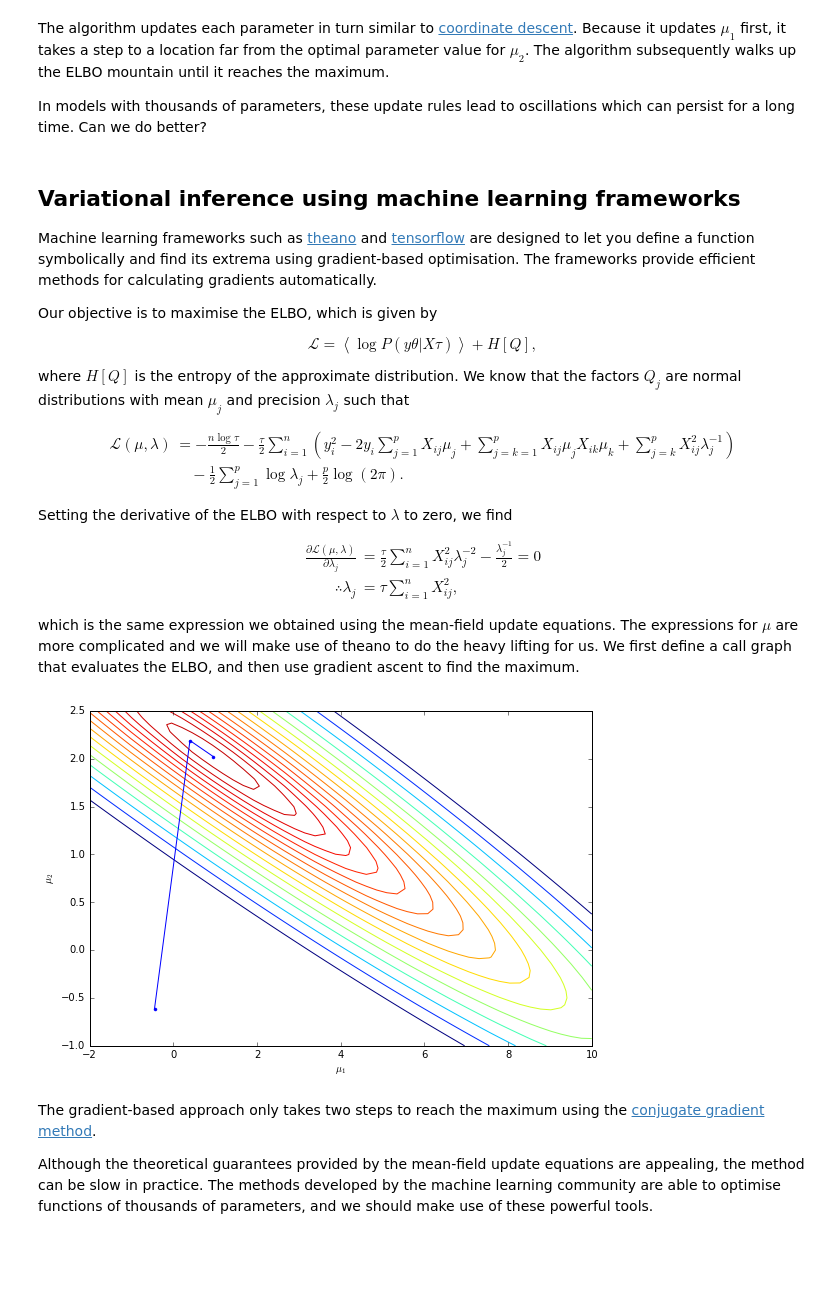
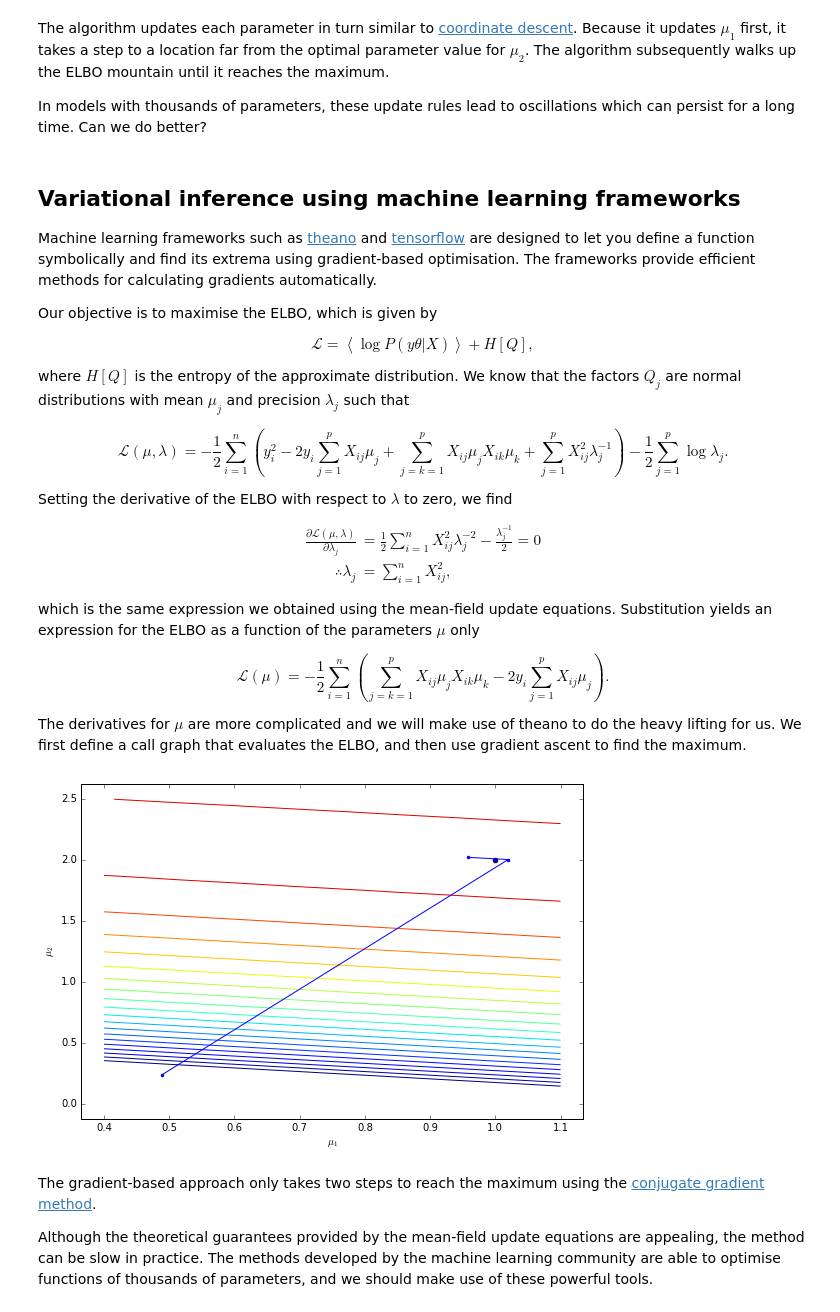
Before and after one commit to tillahoffmann/tillahoffmann.github.io, a Jupyter notebook: _notebooks/oscillating-parameters-in-variational-mean-field-approximation.ipynb, the cells around one changed output. Saved outputs shown, nothing was run; the diff lists cells and outputs as text; code cells hidden in the pictures; blank space fills up the shorter version.

```diff
--- a/_notebooks/oscillating-parameters-in-variational-mean-field-approximation.ipynb
+++ b/_notebooks/oscillating-parameters-in-variational-mean-field-approximation.ipynb
@@ -176,68 +105,62 @@ Machine learning frameworks such as [theano](http://deeplearning.net/software/th
 Our objective is to maximise the ELBO, which is given by
 
 $$
-\mathcal{L}=\left\langle\log P(y\theta|X\tau)\right\rangle + H\left[Q\right],
+\mathcal{L}=\left\langle\log P(y\theta|X)\right\rangle + H\left[Q\right],
 $$
 
 where $H[Q]$ is the entropy of the approximate distribution. We know that the factors $Q_j$ are normal distributions with mean $\mu_j$ and precision $\lambda_j$ such that
 
-$$\begin{align*}
-\mathcal{L}\left(\mu,\lambda\right)&=-\frac{n\log\tau}{2} - \frac{\tau}{2}\sum_{i=1}^n\left(y_i^2-2y_i\sum_{j=1}^pX_{ij}\mu_j +\sum_{j=k=1}^p X_{ij}\mu_jX_{ik}\mu_k + \sum_{j=k}^p X_{ij}^2 \lambda_j^{-1}\right) \\
-&\quad-\frac 12\sum_{j=1}^p\log\lambda_j+ \frac{p}{2}\log\left(2\pi\right).
-\end{align*}$$
+$$
+\mathcal{L}\left(\mu,\lambda\right)= - \frac 12\sum_{i=1}^n\left(y_i^2-2y_i\sum_{j=1}^pX_{ij}\mu_j +\sum_{j=k=1}^p X_{ij}\mu_jX_{ik}\mu_k + \sum_{j=1}^p X_{ij}^2 \lambda_j^{-1}\right)-\frac 12\sum_{j=1}^p\log\lambda_j.
+$$
 
 Setting the derivative of the ELBO with respect to $\lambda$ to zero, we find
 
 $$\begin{align*}
-\frac{\partial\mathcal{L}\left(\mu,\lambda\right)}{\partial\lambda_j}&=\frac\tau 2\sum_{i=1}^nX_{ij}^2\lambda^{-2}_j - \frac{\lambda_j^{-1}}{2}=0\\
-\therefore \lambda_j&=\tau\sum_{i=1}^n X_{ij}^2,
+\frac{\partial\mathcal{L}\left(\mu,\lambda\right)}{\partial\lambda_j}&=\frac 12\sum_{i=1}^nX_{ij}^2\lambda^{-2}_j - \frac{\lambda_j^{-1}}{2}=0\\
+\therefore \lambda_j&=\sum_{i=1}^n X_{ij}^2,
 \end{align*}$$
 
-which is the same expression we obtained using the mean-field update equations. The expressions for $\mu$ are more complicated and we will make use of theano to do the heavy lifting for us. We first define a call graph that evaluates the ELBO, and then use gradient ascent to find the maximum.
+which is the same expression we obtained using the mean-field update equations. Substitution yields an expression for the ELBO as a function of the parameters $\mu$ only
+
+$$
+\mathcal{L}\left(\mu\right)= - \frac 12\sum_{i=1}^n\left(\sum_{j=k=1}^p X_{ij}\mu_jX_{ik}\mu_k-2y_i\sum_{j=1}^pX_{ij}\mu_j\right).
+$$
+
+The derivatives for $\mu$ are more complicated and we will make use of theano to do the heavy lifting for us. We first define a call graph that evaluates the ELBO, and then use gradient ascent to find the maximum.
 # %%
 import theano
 import theano.tensor as T
 
 # Define symbolic variables
 t_X = T.matrix('X')
-t_theta = T.vector('theta')
+t_mu = T.vector('mu')
 t_y = T.vector('y')
 
-# Compute the values for lambda explicitly
-t_lmbda = T.sum(t_X ** 2, axis=0)
-
 # Evaluate the predictor
-t_predictor = T.dot(t_X, t_theta)
+t_predictor = T.dot(t_X, t_mu)
 
 # Evaluate the ELBO
-t_elbo = - n * np.log(noise_precision) / 2 - noise_precision * (
-    T.dot(t_y, t_y) - 2 * T.dot(t_y, t_predictor) +
-    T.dot(t_predictor, t_predictor) + p) / 2 \
-    - T.sum(t_lmbda) / 2 + p * np.log(2 * np.pi) / 2
+t_elbo = -0.5 * T.dot(t_predictor, t_predictor) + T.dot(t_y, t_predictor)
 
 # Evaluate the gradient
-t_grad = theano.grad(t_elbo, t_theta)
+t_grad = theano.grad(t_elbo, t_mu)
 
 # Define a function that returns the objective and gradients
-objective = theano.function(inputs=[t_theta, t_X, t_y], outputs=[-t_elbo, -t_grad])
+objective = theano.function(inputs=[t_mu, t_X, t_y], outputs=[-t_elbo, -t_grad])
 # %%
 from scipy import optimize
 
 # Minimize the objective function using standard scipy methods
-mu_trace = [mu0]
-result = optimize.minimize(objective, mu0, (X, y), 'cg', jac=True, callback=lambda x: mu_trace.append(x))
-mu_trace = np.asarray(mu_trace)
+trace = [mu0]
+result = optimize.minimize(objective, mu0, (X, y), 'cg', jac=True,
+                           callback=lambda x: trace.append(x))
+trace = np.asarray(trace)
 
 # Plot the trajectory
-ax = plt.subplot(111)
-ax.plot(mu_trace[:, 0], mu_trace[:, 1], marker='.')
-ax.set_xlabel(r'$\mu_1$')
-ax.set_ylabel(r'$\mu_2$')
-
-ax.contour(mu1, mu2, landscape.T, levels=-np.logspace(4, 0, 50))
-pass
+plot_trajectory(X, y, trace, theta, levels=np.logspace(4, 4.45, 20))
 # %% [output]
-[figure, old version]
+[figure, new version]
 # %% [markdown]
 The gradient-based approach only takes two steps to reach the maximum using the [conjugate gradient method](https://en.wikipedia.org/wiki/Conjugate_gradient_method).
 
```
Also changed, not shown: parts of 7 cells of this notebook, 7 other files.
